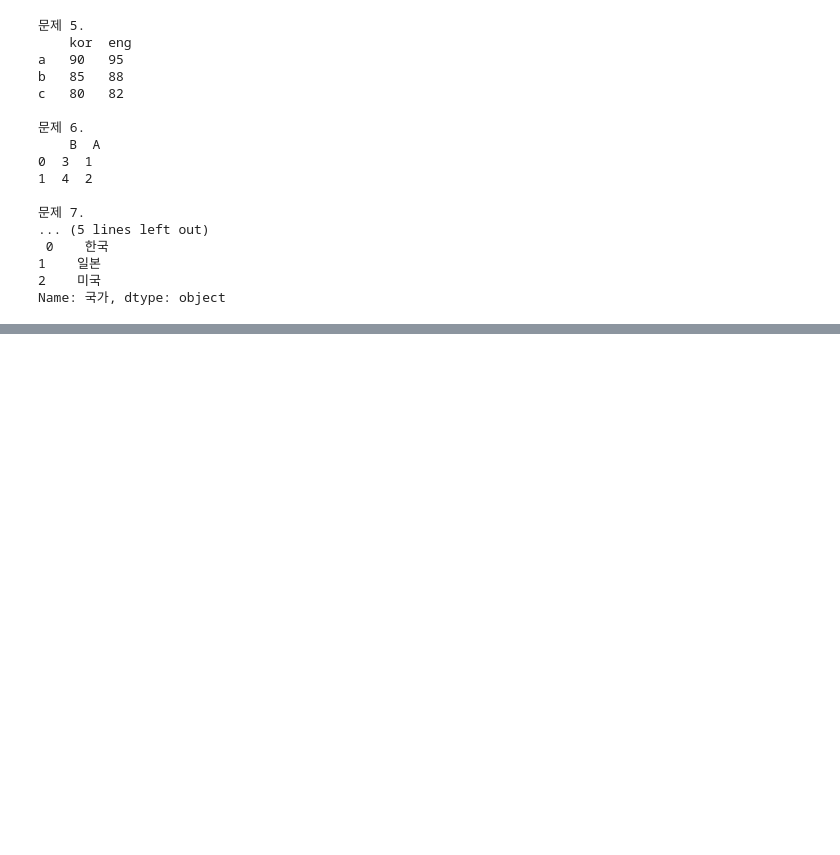
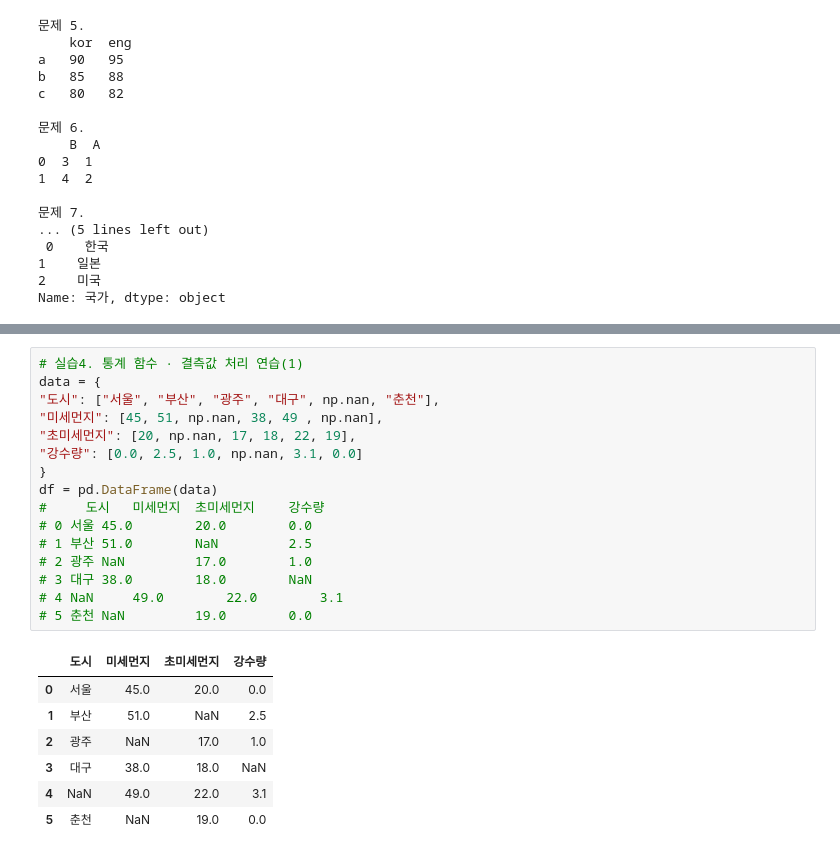
Before and after one commit to kimwjdhyun/KDT_RE_5th_Python, a Jupyter notebook: DataAnalysis/04_pandas.ipynb, the cells around one changed output, grey strips where cells are left out. Saved outputs shown, nothing was run; the diff lists cells and outputs as text; blank space fills up the shorter version.

```diff
--- a/DataAnalysis/04_pandas.ipynb
+++ b/DataAnalysis/04_pandas.ipynb
@@ -459,0 +1203,24 @@ Name: 국가, dtype: object
+# %%
+# 실습4. 통계 함수 · 결측값 처리 연습(1)
+data = {
+"도시": ["서울", "부산", "광주", "대구", np.nan, "춘천"],
+"미세먼지": [45, 51, np.nan, 38, 49 , np.nan],
+"초미세먼지": [20, np.nan, 17, 18, 22, 19],
+"강수량": [0.0, 2.5, 1.0, np.nan, 3.1, 0.0]
+}
+df = pd.DataFrame(data)
+#     도시	미세먼지	초미세먼지	강수량
+# 0	서울	45.0	    20.0	    0.0
+# 1	부산	51.0	    NaN	        2.5
+# 2	광주	NaN	        17.0	    1.0
+# 3	대구	38.0	    18.0	    NaN
+# 4	NaN	    49.0	    22.0	    3.1
+# 5	춘천	NaN	        19.0	    0.0
+# %% [output]
+|  | 도시 | 미세먼지 | 초미세먼지 | 강수량 |
+| 0 | 서울 | 45.0 | 20.0 | 0.0 |
+| 1 | 부산 | 51.0 | NaN | 2.5 |
+| 2 | 광주 | NaN | 17.0 | 1.0 |
+| 3 | 대구 | 38.0 | 18.0 | NaN |
+| 4 | NaN | 49.0 | 22.0 | 3.1 |
+| 5 | 춘천 | NaN | 19.0 | 0.0 |
```
Also changed, not shown: parts of 38 cells of this notebook.
